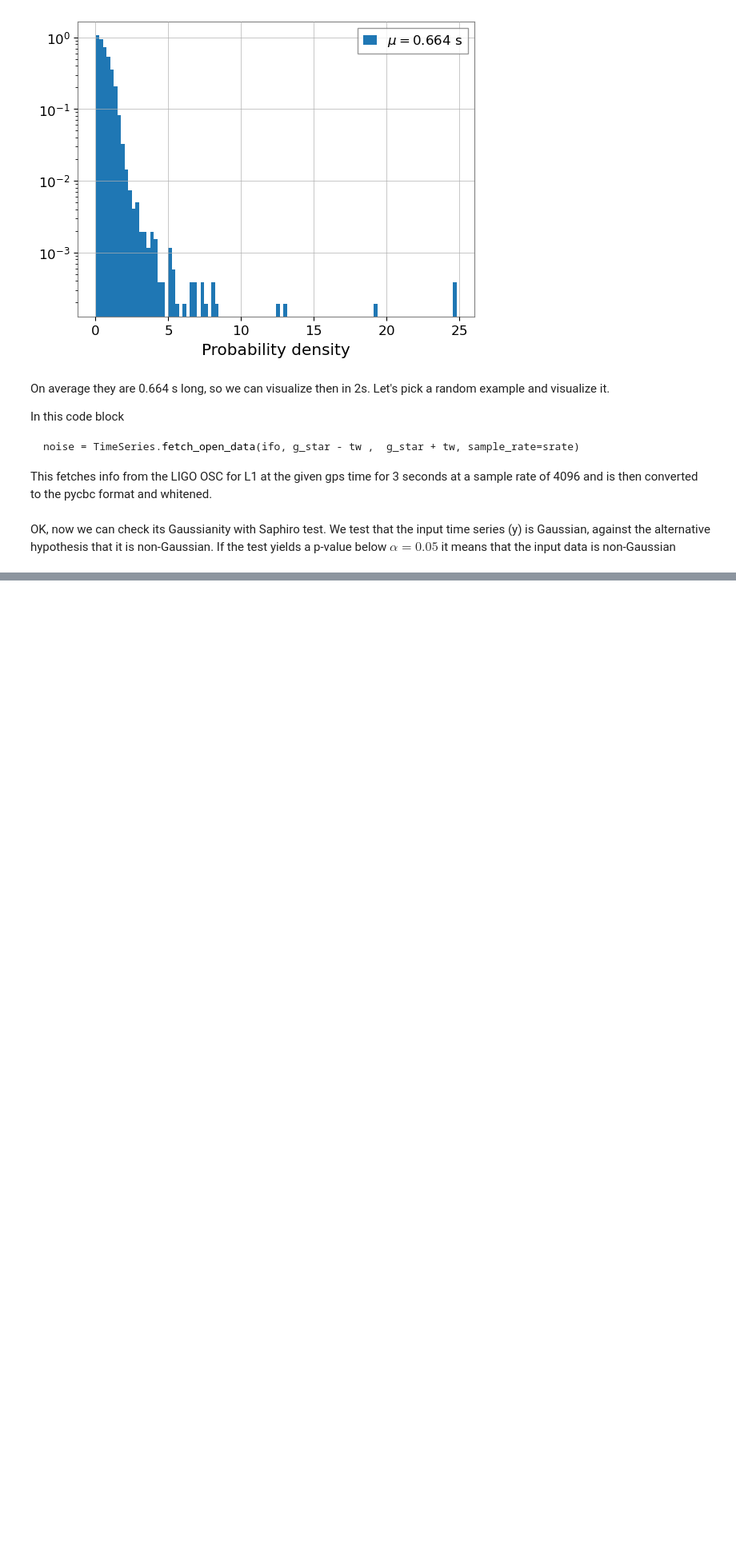
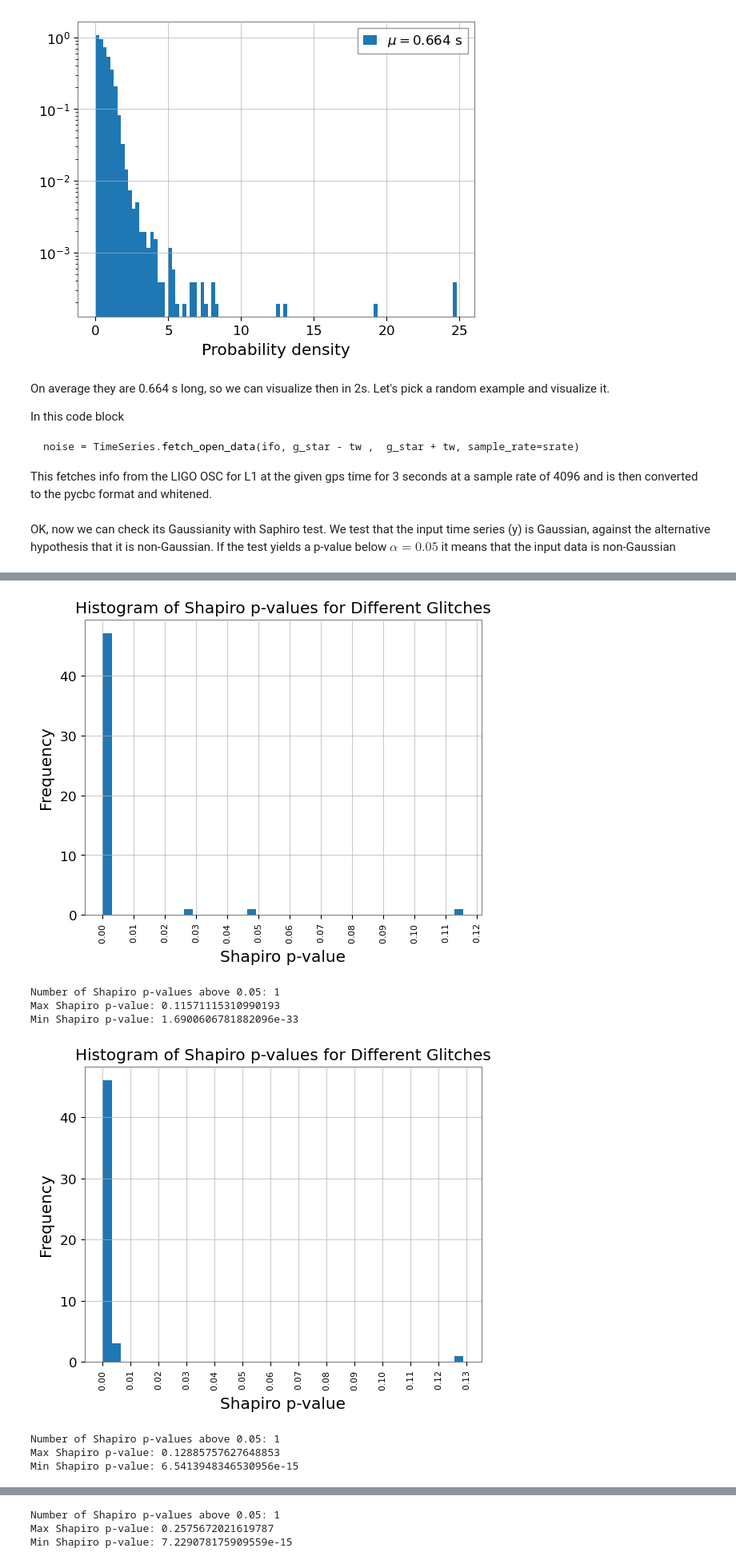
Before and after one commit to ashishmathew0297/gwpy-experiments, a Jupyter notebook: code/shapiro_test.ipynb, the cells around one changed output, grey strips where cells are left out. Shown: that part at 80% size. Saved outputs shown, nothing was run; the diff lists cells and outputs as text; code cells hidden in the pictures; blank space fills up the shorter version.

```diff
--- a/code/shapiro_test.ipynb
+++ b/code/shapiro_test.ipynb
@@ -157,0 +173,27 @@ Number of Shapiro p-values above 0.05: 1
+# %%
+def p_values_with_time_width():
+    data_df_3 = get_noise_data(selected, tw=3, begin=100, end=150)
+    data_df_4 = get_noise_data(selected, tw=4, begin=100, end=150)
+    data_df_5 = get_noise_data(selected, tw=5, begin=100, end=150)
+
+    data_df_3['shapiro_pvalue'] = data_df_3['y'].apply(lambda y: stats.shapiro(y).pvalue)
+    data_df_4['shapiro_pvalue'] = data_df_4['y'].apply(lambda y: stats.shapiro(y).pvalue)
+    data_df_5['shapiro_pvalue'] = data_df_5['y'].apply(lambda y: stats.shapiro(y).pvalue)
+
+    display_shapiro_stats(data_df_3, 3)
+    display_shapiro_stats(data_df_4, 4)
+    display_shapiro_stats(data_df_5, 5)
+
+    return data_df_3, data_df_4, data_df_5
+
+
+data_df_3, data_df_4, data_df_5 = p_values_with_time_width()
+# %% [output]
+[figure, added]
+Number of Shapiro p-values above 0.05: 1
+Max Shapiro p-value: 0.11571115310990193
+Min Shapiro p-value: 1.6900606781882096e-33
+[figure, added]
+Number of Shapiro p-values above 0.05: 1
+Max Shapiro p-value: 0.12885757627648853
+Min Shapiro p-value: 6.5413948346530956e-15
@@ -157,0 +201,3 @@ Number of Shapiro p-values above 0.05: 1
+Number of Shapiro p-values above 0.05: 1
+Max Shapiro p-value: 0.2575672021619787
+Min Shapiro p-value: 7.229078175909559e-15
```
Also changed, not shown: parts of 12 cells of this notebook.
